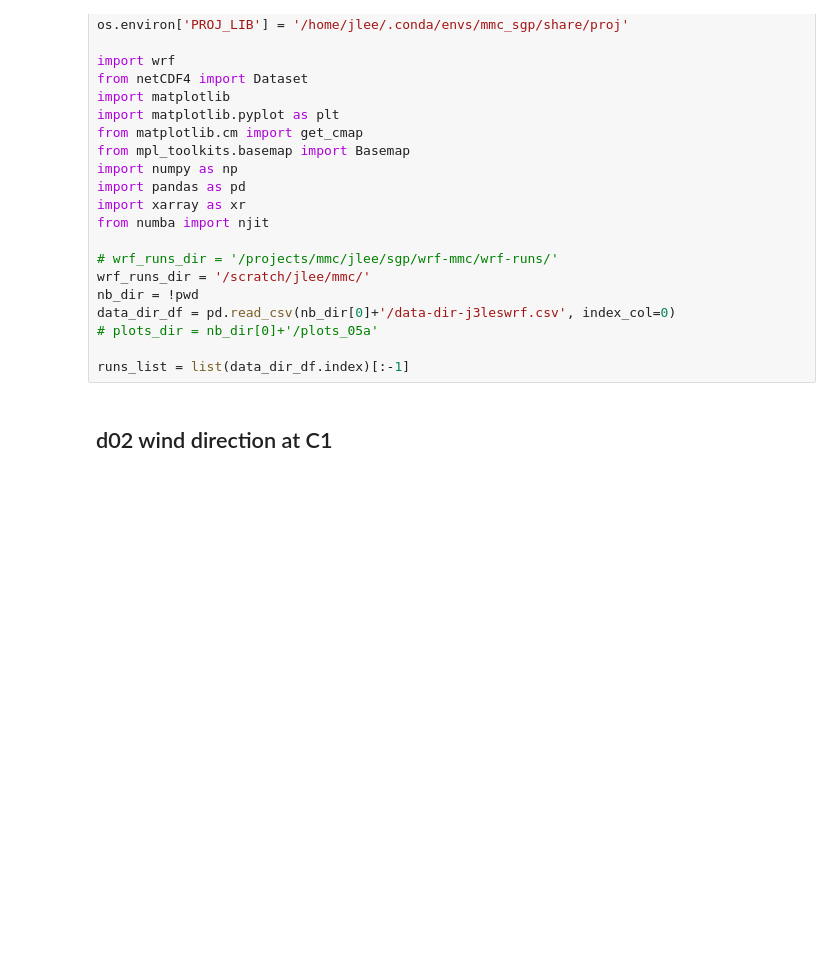
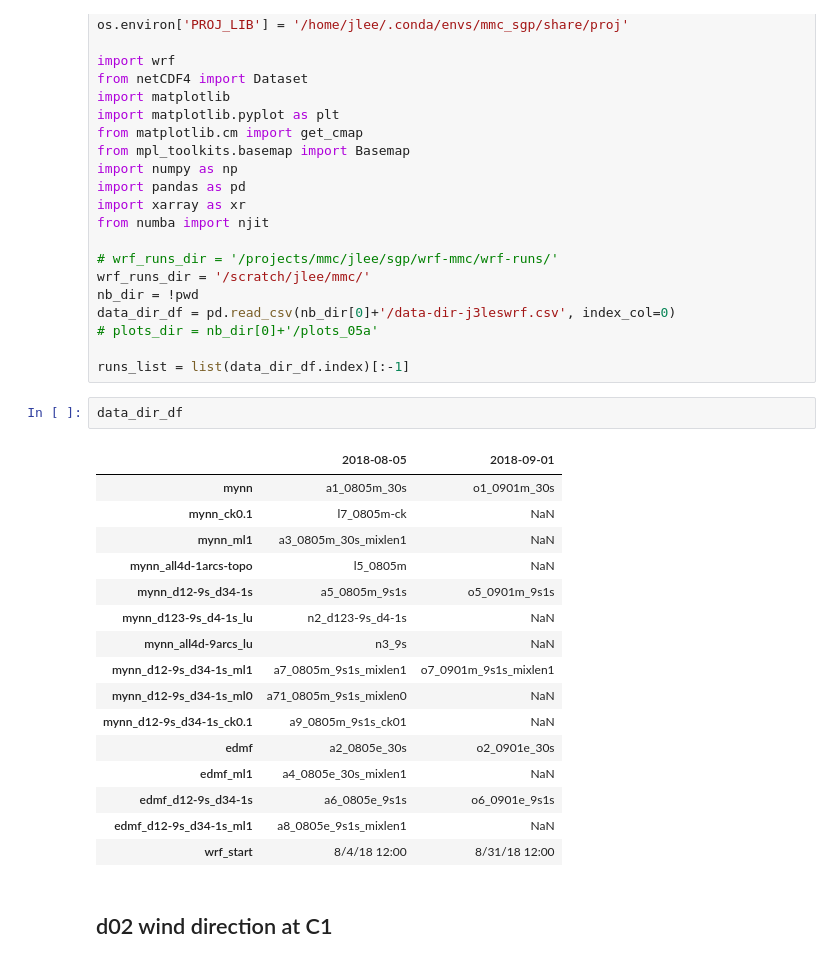
Before and after one commit to joejoeyjoseph/mmc-pnnl-j3, a Jupyter notebook: sgp/eagle/05b_d02d03edge_edmf.ipynb, the cells around one changed output. Cells and saved outputs as stored; diff of their text form; blank space fills up the shorter version.

```diff
--- a/sgp/eagle/05b_d02d03edge_edmf.ipynb
+++ b/sgp/eagle/05b_d02d03edge_edmf.ipynb
@@ -24,5 +24,24 @@ data_dir_df = pd.read_csv(nb_dir[0]+'/data-dir-j3leswrf.csv', index_col=0)
 # plots_dir = nb_dir[0]+'/plots_05a'
 
 runs_list = list(data_dir_df.index)[:-1]
+# %%
+data_dir_df
+# %% [output]
+|  | 2018-08-05 | 2018-09-01 |
+| mynn | a1_0805m_30s | o1_0901m_30s |
+| mynn_ck0.1 | l7_0805m-ck | NaN |
+| mynn_ml1 | a3_0805m_30s_mixlen1 | NaN |
+| mynn_all4d-1arcs-topo | l5_0805m | NaN |
+| mynn_d12-9s_d34-1s | a5_0805m_9s1s | o5_0901m_9s1s |
+| mynn_d123-9s_d4-1s_lu | n2_d123-9s_d4-1s | NaN |
+| mynn_all4d-9arcs_lu | n3_9s | NaN |
+| mynn_d12-9s_d34-1s_ml1 | a7_0805m_9s1s_mixlen1 | o7_0901m_9s1s_mixlen1 |
+| mynn_d12-9s_d34-1s_ml0 | a71_0805m_9s1s_mixlen0 | NaN |
+| mynn_d12-9s_d34-1s_ck0.1 | a9_0805m_9s1s_ck01 | NaN |
+| edmf | a2_0805e_30s | o2_0901e_30s |
+| edmf_ml1 | a4_0805e_30s_mixlen1 | NaN |
+| edmf_d12-9s_d34-1s | a6_0805e_9s1s | o6_0901e_9s1s |
+| edmf_d12-9s_d34-1s_ml1 | a8_0805e_9s1s_mixlen1 | NaN |
+| wrf_start | 8/4/18 12:00 | 8/31/18 12:00 |
 # %% [markdown]
 ## d02 wind direction at C1
```
Also changed, not shown: parts of 8 cells of this notebook.
